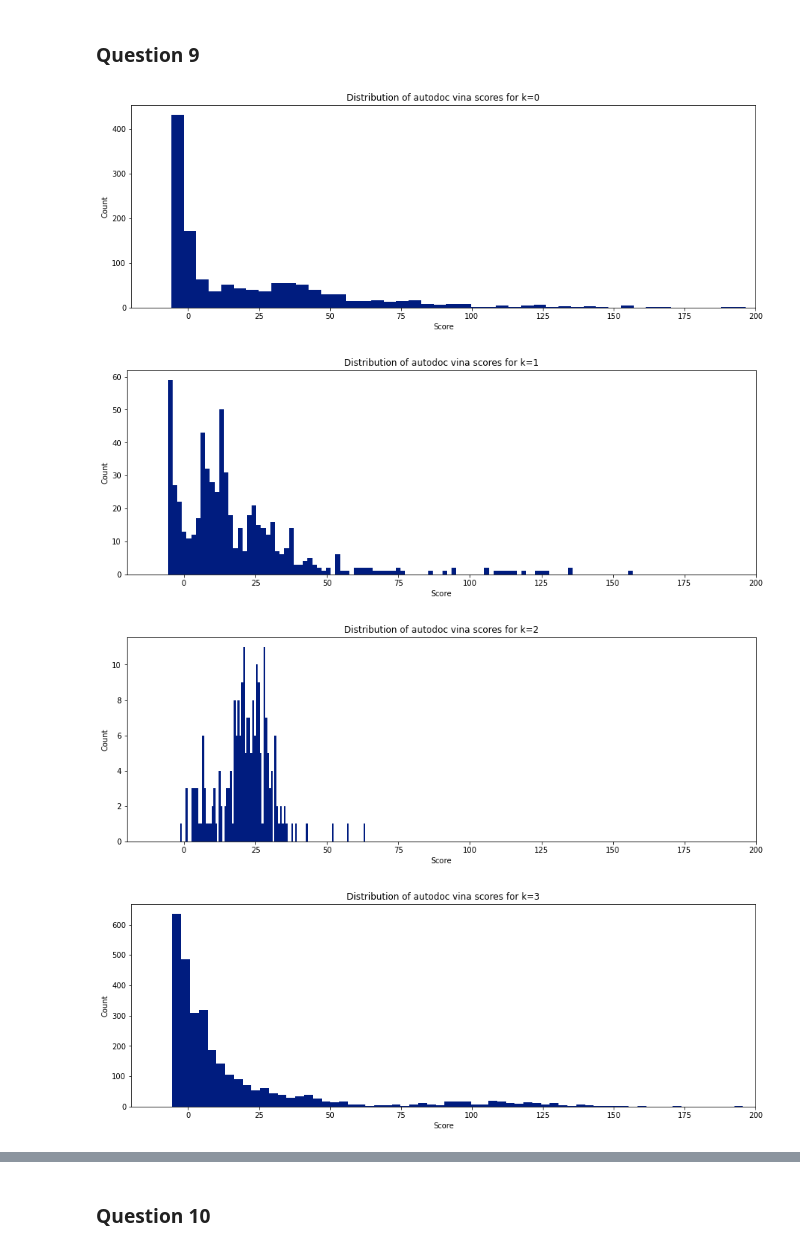
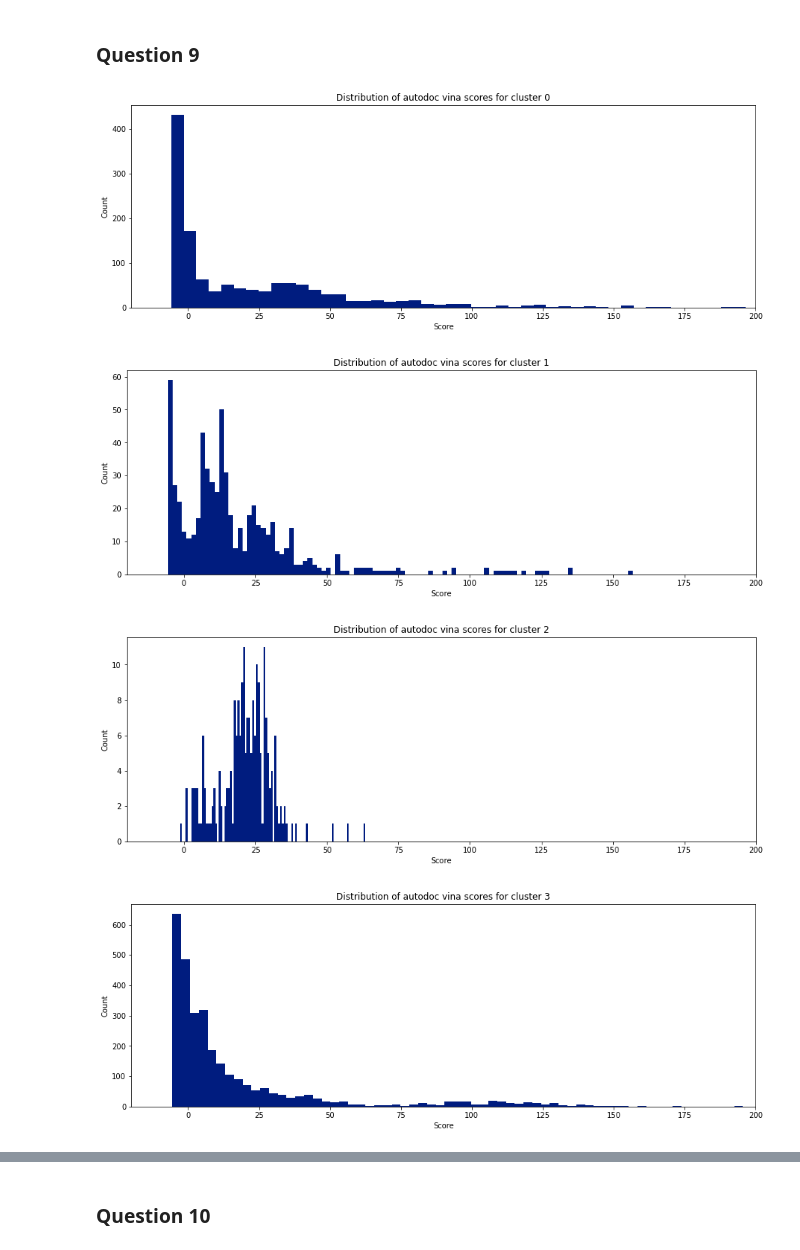
Before and after one commit to jackieroger/Project2, a Jupyter notebook: Jackie_Roger_BMI203_HW2.ipynb, the cells around one changed output, grey strips where cells are left out. Saved outputs shown, nothing was run; the diff lists cells and outputs as text; code cells hidden in the pictures.

```diff
--- a/Jackie_Roger_BMI203_HW2.ipynb
+++ b/Jackie_Roger_BMI203_HW2.ipynb
@@ -378,28 +422,28 @@ for l in ligs:
     id_score_map[l.id] = l.score
 # %%
 # Make q9 plotting function
-def q9_plot(k):
+def q9_plot(j):
     scores = []
-    for m in og_id_cp[k].members:
+    for m in og_id_cp[j].members:
         scores.append(id_score_map[m])
     plt.rcParams["figure.figsize"] = (15,5)
     plt.hist(scores, bins=100)
-    plt.title("Distribution of autodoc vina scores for k=" + str(k))
+    plt.title("Distribution of autodoc vina scores for cluster " + str(j))
     plt.xlabel("Score")
     plt.ylabel("Count")
     plt.xlim(-20, 200)
-    plt.savefig("part2_plots/q9_" + str(k) + ".png")
+    plt.savefig("part2_plots/q9_" + str(j) + ".png")
     plt.show()
 
 # Generate plots
-for k in range(10):
-    q9_plot(k)
+for j in range(10):
+    q9_plot(j)
 
 # Note: a few plots have outliers with scores between 200-500. I set
 # the xlims from -20 to 200 because that illustrated the main
 # distributional similarities/differences between cluster scores
 # %% [output]
-[figure, old version]
+[figure, new version]
-[figure, old version]
+[figure, new version]
-[figure, old version]
+[figure, new version]
-[figure, old version]
+[figure, new version]
```
Also changed, not shown: parts of 13 cells of this notebook, 13 other files.
